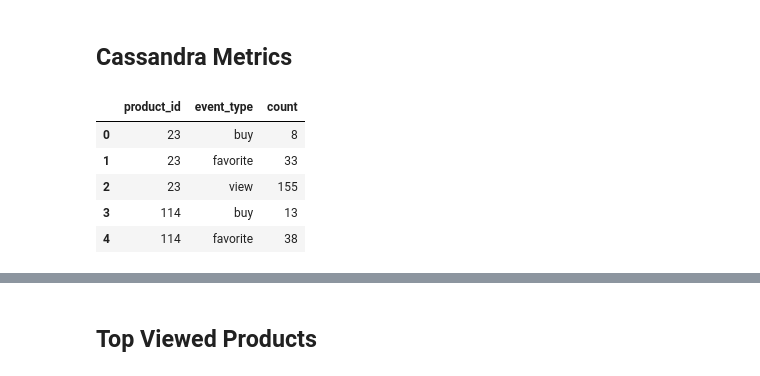
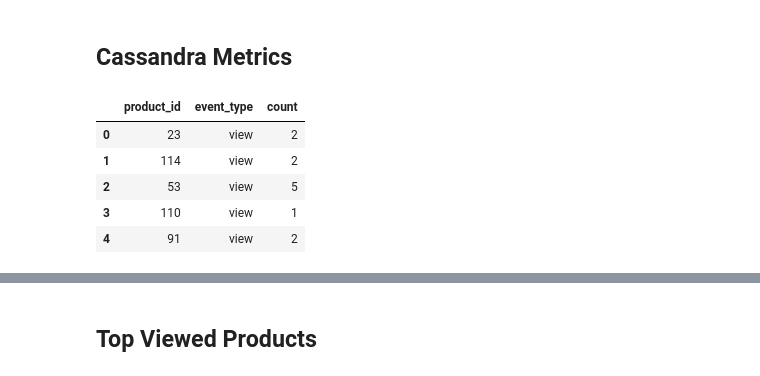
Before and after one commit to VighneshManjrekar/lambda-ecomm, a Jupyter notebook: analytics_dashboard.ipynb, the cells around one changed output, grey strips where cells are left out. Saved outputs shown, nothing was run; the diff lists cells and outputs as text; code cells hidden in the pictures.

```diff
--- a/client/notebook/analytics_dashboard.ipynb
+++ b/analytics_dashboard.ipynb
@@ -73,13 +75,13 @@ fig.show()
 # %% [markdown]
 ## Cassandra Metrics
 # %%
-rows = session.execute('SELECT * FROM product_metrics')
-metrics_df = pd.DataFrame(list(rows))
+metric_rows = session.execute('SELECT * FROM product_metrics')
+metrics_df = pd.DataFrame(list(metric_rows))
 metrics_df.head()
 # %% [output]
 |  | product_id | event_type | count |
-| 0 | 23 | buy | 8 |
-| 1 | 23 | favorite | 33 |
-| 2 | 23 | view | 155 |
-| 3 | 114 | buy | 13 |
-| 4 | 114 | favorite | 38 |
+| 0 | 23 | view | 2 |
+| 1 | 114 | view | 2 |
+| 2 | 53 | view | 5 |
+| 3 | 110 | view | 1 |
+| 4 | 91 | view | 2 |
```
Also changed, not shown: parts of 10 cells of this notebook, 7 other files.
